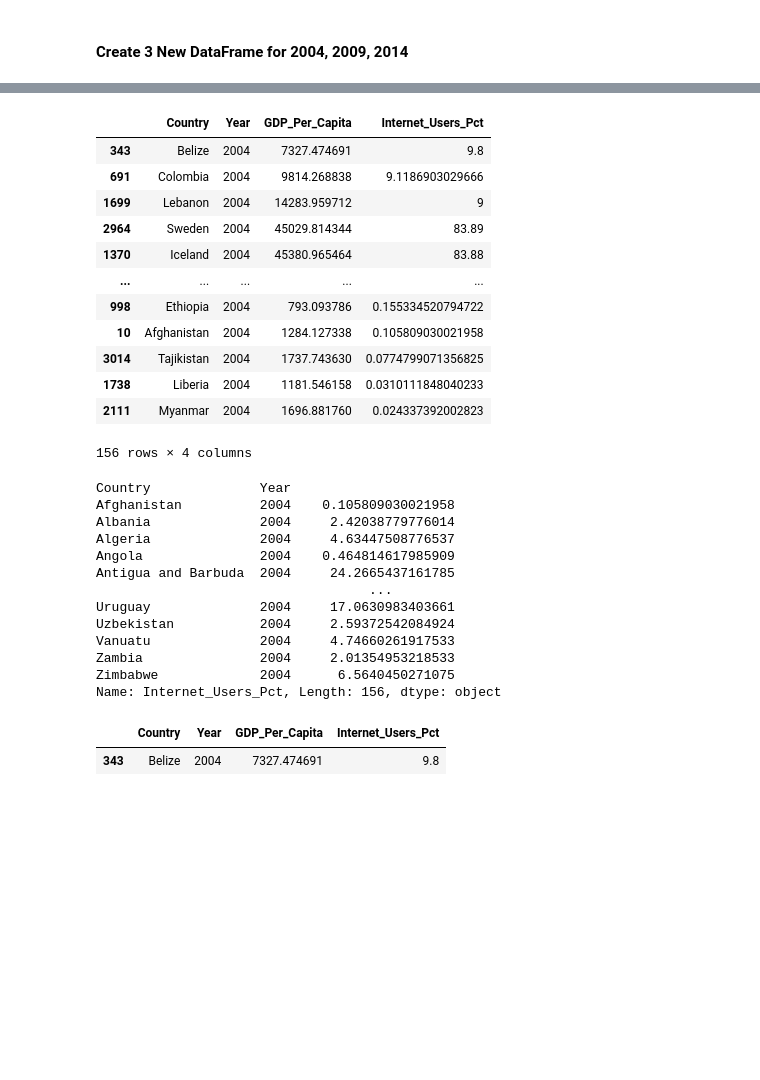
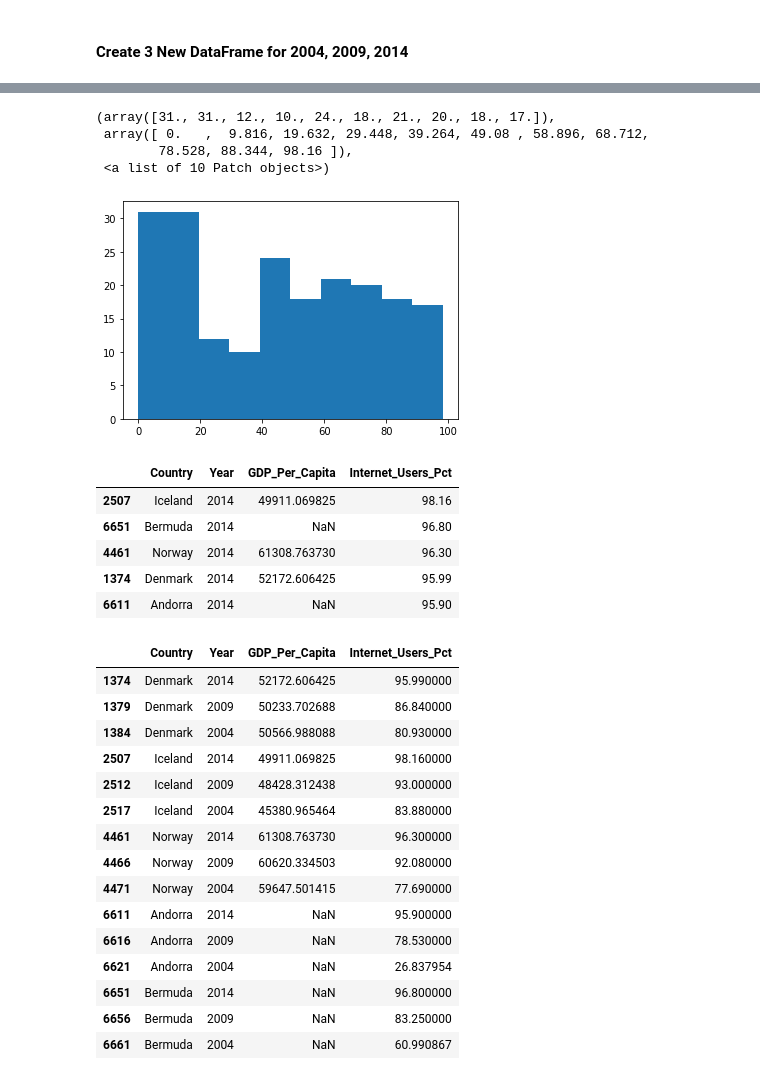
Before and after one commit to richietownsend/gdp-and-internet-usage-richietownsend, a Jupyter notebook: gdp_and_internet_usage.ipynb, the cells around one changed output, grey strips where cells are left out. Drawn from its saved outputs; the diff is of its cells as text; code cells hidden in the pictures; blank space fills up the shorter version.

```diff
--- a/gdp_and_internet_usage.ipynb
+++ b/gdp_and_internet_usage.ipynb
@@ -109,3 +107,6 @@ gdp_and_internet_use = pd.merge(gdp_df, internet_df)
+# %%
+gdp_and_internet_use = pd.merge(gdp_df, internet_df, how='outer', on=['Country', 'Year'])
+# gdp_and_internet_use = gdp_df.merge(internet_df, how='outer', on=['Country', 'Year'])
 # %%
 gdp_and_internet_use.tail(10)
 # %% [output]
@@ -123,7 +124,7 @@ gdp_and_internet_use.tail(10)
 # %% [markdown]
 ###### Dropped Last Row
 # %%
-gdp_and_internet_use = gdp_and_internet_use.drop(3437,0)
+# gdp_and_internet_use = gdp_and_internet_use.drop(3437,0)
 # %% [markdown]
 #### Subset Data to Only Include 2004, 2009, 2014
 # %%
@@ -146,0 +152,3 @@ gdp_and_internet_use
+# %%
+# df_2014 = df_2014.astype({"Internet_Users_Pct": float})
+gdp_and_internet_use = gdp_and_internet_use.astype({'Internet_Users_Pct' : float})
@@ -165,38 +265,38 @@ gdp_and_internet_use_2014.Internet_Users_Pct.max()
+# %%
+plt.hist(gdp_and_internet_use_2014.Internet_Users_Pct)
+# %% [output]
+(array([31., 31., 12., 10., 24., 18., 21., 20., 18., 17.]),
+ array([ 0.   ,  9.816, 19.632, 29.448, 39.264, 49.08 , 58.896, 68.712,
+        78.528, 88.344, 98.16 ]),
+ <a list of 10 Patch objects>)
+[figure, added]
 # %%
-gdp_and_internet_use_2004.sort_values("Internet_Users_Pct", ascending=False)
+gdp_and_internet_use_2014.sort_values("Internet_Users_Pct", ascending=False).head(5)
 # %% [output]
 |  | Country | Year | GDP_Per_Capita | Internet_Users_Pct |
-| 343 | Belize | 2004 | 7327.474691 | 9.8 |
-| 691 | Colombia | 2004 | 9814.268838 | 9.1186903029666 |
-| 1699 | Lebanon | 2004 | 14283.959712 | 9 |
-| 2964 | Sweden | 2004 | 45029.814344 | 83.89 |
-| 1370 | Iceland | 2004 | 45380.965464 | 83.88 |
-| ... | ... | ... | ... | ... |
-| 998 | Ethiopia | 2004 | 793.093786 | 0.155334520794722 |
-| 10 | Afghanistan | 2004 | 1284.127338 | 0.105809030021958 |
-| 3014 | Tajikistan | 2004 | 1737.743630 | 0.0774799071356825 |
-| 1738 | Liberia | 2004 | 1181.546158 | 0.0310111848040233 |
-| 2111 | Myanmar | 2004 | 1696.881760 | 0.024337392002823 |
+| 2507 | Iceland | 2014 | 49911.069825 | 98.16 |
+| 6651 | Bermuda | 2014 | NaN | 96.80 |
+| 4461 | Norway | 2014 | 61308.763730 | 96.30 |
+| 1374 | Denmark | 2014 | 52172.606425 | 95.99 |
+| 6611 | Andorra | 2014 | NaN | 95.90 |
-156 rows × 4 columns
-# %%
-gdp_and_internet_use_2004.groupby(['Country','Year'])['Internet_Users_Pct'].max()
-# %% [output]
-Country              Year
-Afghanistan          2004    0.105809030021958
-Albania              2004     2.42038779776014
-Algeria              2004     4.63447508776537
-Angola               2004    0.464814617985909
-Antigua and Barbuda  2004     24.2665437161785
-                                   ...
-Uruguay              2004     17.0630983403661
-Uzbekistan           2004     2.59372542084924
-Vanuatu              2004     4.74660261917533
-Zambia               2004     2.01354953218533
-Zimbabwe             2004      6.5640450271075
-Name: Internet_Users_Pct, Length: 156, dtype: object
-# %%
-# Ian's Code
-gdp_and_internet_use_2004[gdp_and_internet_use_2004['Internet_Users_Pct']==gdp_and_internet_use_2004['Internet_Users_Pct'].max()]
-# %% [output]
-|  | Country | Year | GDP_Per_Capita | Internet_Users_Pct |
-| 343 | Belize | 2004 | 7327.474691 | 9.8 |
+# %%
+# top_5_countries = ['Iceland', 'Norway', 'Denmark', 'Luxembourg', 'Netherlands']
+top_5_internet = gdp_and_internet_use[gdp_and_internet_use.Country.isin(['Iceland', 'Bermuda', 'Norway', 'Denmark', 'Andorra'])]
+top_5_internet
+# %% [output]
+|  | Country | Year | GDP_Per_Capita | Internet_Users_Pct |
+| 1374 | Denmark | 2014 | 52172.606425 | 95.990000 |
+| 1379 | Denmark | 2009 | 50233.702688 | 86.840000 |
+| 1384 | Denmark | 2004 | 50566.988088 | 80.930000 |
+| 2507 | Iceland | 2014 | 49911.069825 | 98.160000 |
+| 2512 | Iceland | 2009 | 48428.312438 | 93.000000 |
+| 2517 | Iceland | 2004 | 45380.965464 | 83.880000 |
+| 4461 | Norway | 2014 | 61308.763730 | 96.300000 |
+| 4466 | Norway | 2009 | 60620.334503 | 92.080000 |
+| 4471 | Norway | 2004 | 59647.501415 | 77.690000 |
+| 6611 | Andorra | 2014 | NaN | 95.900000 |
+| 6616 | Andorra | 2009 | NaN | 78.530000 |
+| 6621 | Andorra | 2004 | NaN | 26.837954 |
+| 6651 | Bermuda | 2014 | NaN | 96.800000 |
+| 6656 | Bermuda | 2009 | NaN | 83.250000 |
+| 6661 | Bermuda | 2004 | NaN | 60.990867 |
```
Also changed, not shown: parts of 27 cells of this notebook.
